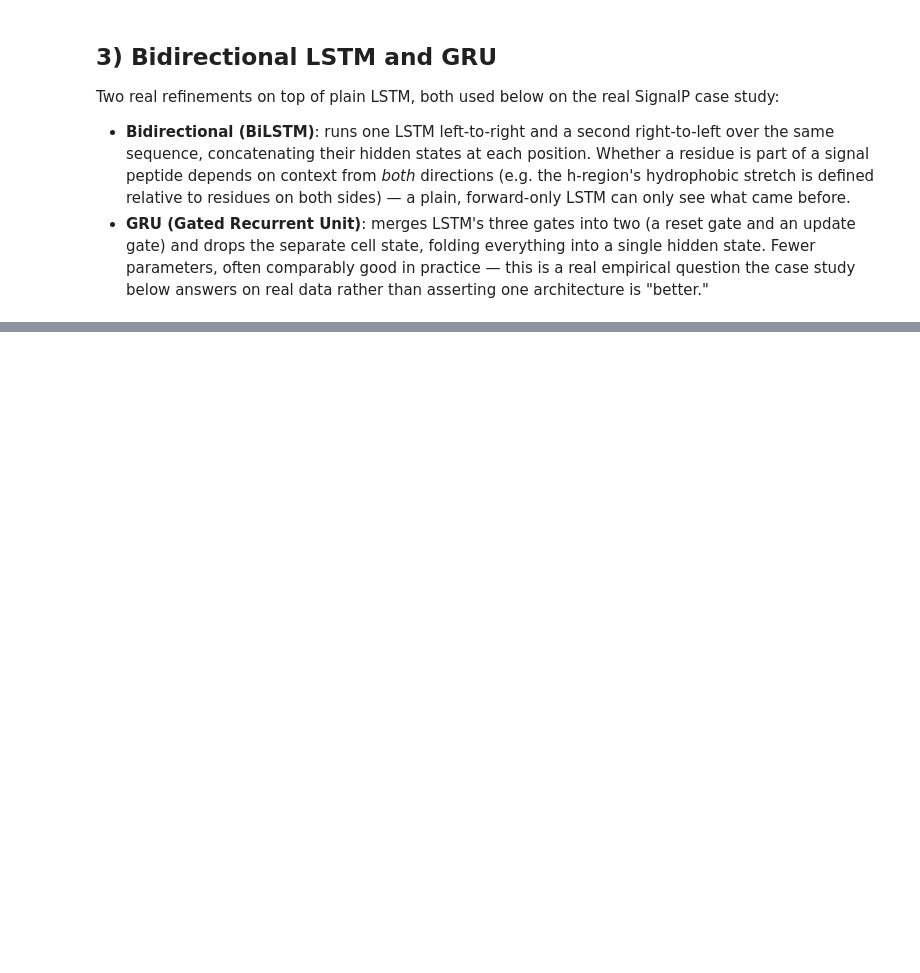
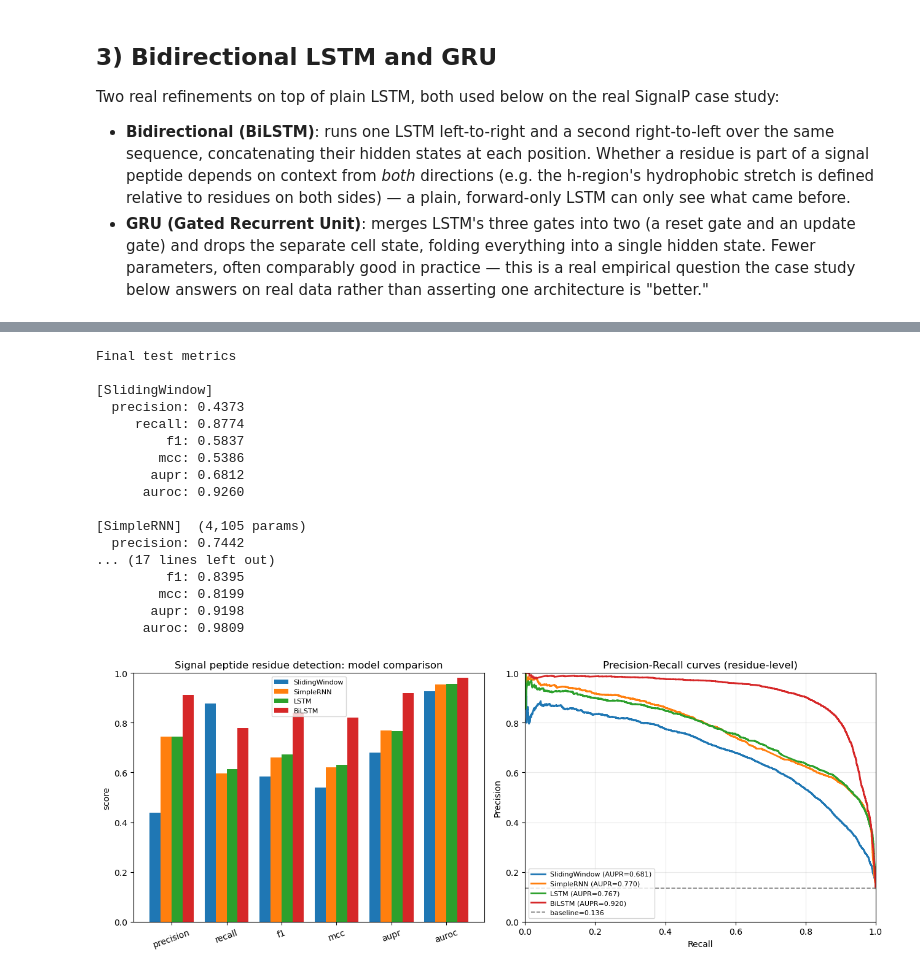
Before and after one commit to ElofssonLab/kb8029-book, a Jupyter notebook: notebooks/day11-rnns-lstm-gru-in-code.ipynb, the cells around one changed output, grey strips where cells are left out. Cells and saved outputs as stored; diff of their text form; code cells hidden in the pictures; blank space fills up the shorter version.

Commit message:
Sync from EkmanTeaching book/ (2026-09-24T14:22:52Z)

```diff
--- a/notebooks/day11-rnns-lstm-gru-in-code.ipynb
+++ b/notebooks/day11-rnns-lstm-gru-in-code.ipynb
@@ -476,0 +166,20 @@ Change `MAX_RECORDS`, `NTERM_LEN`, or the recurrent hidden size, and re-run —
+# %%
+FETCH_LIVE = False
+if FETCH_LIVE:
+    raise NotImplementedError("See the book page: the dataset was built from three UniProt queries per domain "
+                              "(experimental signal peptides; cytoplasm/nucleus; transmembrane without signal "
+                              "peptide). Rebuilding takes several minutes of paging through the UniProt REST API.")
+table = pd.read_csv(io.StringIO(course_file("day11-signal-peptides.tsv")), sep="\t", dtype={"sp_start": "Int64", "sp_end": "Int64"})
+sequences = table.sequence.tolist()
+has_sp = table.sp_end.notna().to_numpy().astype(int)
+print(table.group.value_counts().to_string())
+print(f"\n{len(table)} proteins, {has_sp.sum()} with an experimentally supported signal peptide; "
+      f"signal-peptide length median {int(table.sp_end.median())}, max {int(table.sp_end.max())}")
+
+NTERM_LEN = 70
+labels = []
+for seq, end in zip(sequences, table.sp_end):
+    lab = np.zeros(len(seq), dtype=np.int64)
+    if pd.notna(end):
+        lab[:int(end)] = 1
+    labels.append(lab)
@@ -476,0 +439,56 @@ Change `MAX_RECORDS`, `NTERM_LEN`, or the recurrent hidden size, and re-run —
+# %%
+metric_names = ["precision", "recall", "f1", "mcc", "aupr", "auroc"]
+model_names = list(results.keys())
+
+print("Final test metrics")
+for name in model_names:
+    print(f"\n[{name}]" + (f"  ({param_counts[name]:,} params)" if name in param_counts else ""))
+    for m in metric_names:
+        print(f"  {m:>9s}: {results[name][m]:.4f}")
+
+fig, axes = plt.subplots(1, 2, figsize=(13, 5))
+x = np.arange(len(metric_names))
+w = 0.2
+for i, name in enumerate(model_names):
+    vals = [results[name][m] for m in metric_names]
+    axes[0].bar(x + (i - 1.5) * w, vals, width=w, label=name)
+axes[0].set_xticks(x); axes[0].set_xticklabels(metric_names, rotation=20)
+axes[0].set_ylim(0, 1.0); axes[0].set_ylabel("score")
+axes[0].set_title("Signal peptide residue detection: model comparison")
+axes[0].legend(fontsize=8)
+
+for name in model_names:
+    y_true, p = results[name]["y"], results[name]["proba"]
+    pr, rc, _ = precision_recall_curve(y_true, p)
+    ap = average_precision_score(y_true, p)
+    axes[1].plot(rc, pr, linewidth=2, label=f"{name} (AUPR={ap:.3f})")
+baseline = np.mean(results["SlidingWindow"]["y"])
+axes[1].axhline(baseline, linestyle="--", color="gray", linewidth=1.2, label=f"baseline={baseline:.3f}")
+axes[1].set_xlabel("Recall"); axes[1].set_ylabel("Precision")
+axes[1].set_title("Precision-Recall curves (residue-level)")
+axes[1].set_xlim(0, 1); axes[1].set_ylim(0, 1)
+axes[1].legend(loc="lower left", fontsize=8)
+axes[1].grid(alpha=0.25)
+
+plt.tight_layout()
+plt.savefig("../figs/day11-model-comparison.png", dpi=130)
+plt.show()
+# %% [output]
+Final test metrics
+
+[SlidingWindow]
+  precision: 0.4373
+     recall: 0.8774
+         f1: 0.5837
+        mcc: 0.5386
+       aupr: 0.6812
+      auroc: 0.9260
+
+[SimpleRNN]  (4,105 params)
+  precision: 0.7442
+... (17 lines left out)
+         f1: 0.8395
+        mcc: 0.8199
+       aupr: 0.9198
+      auroc: 0.9809
+[figure, added]
```
Also changed, not shown: parts of 50 cells of this notebook, 20 other files.
